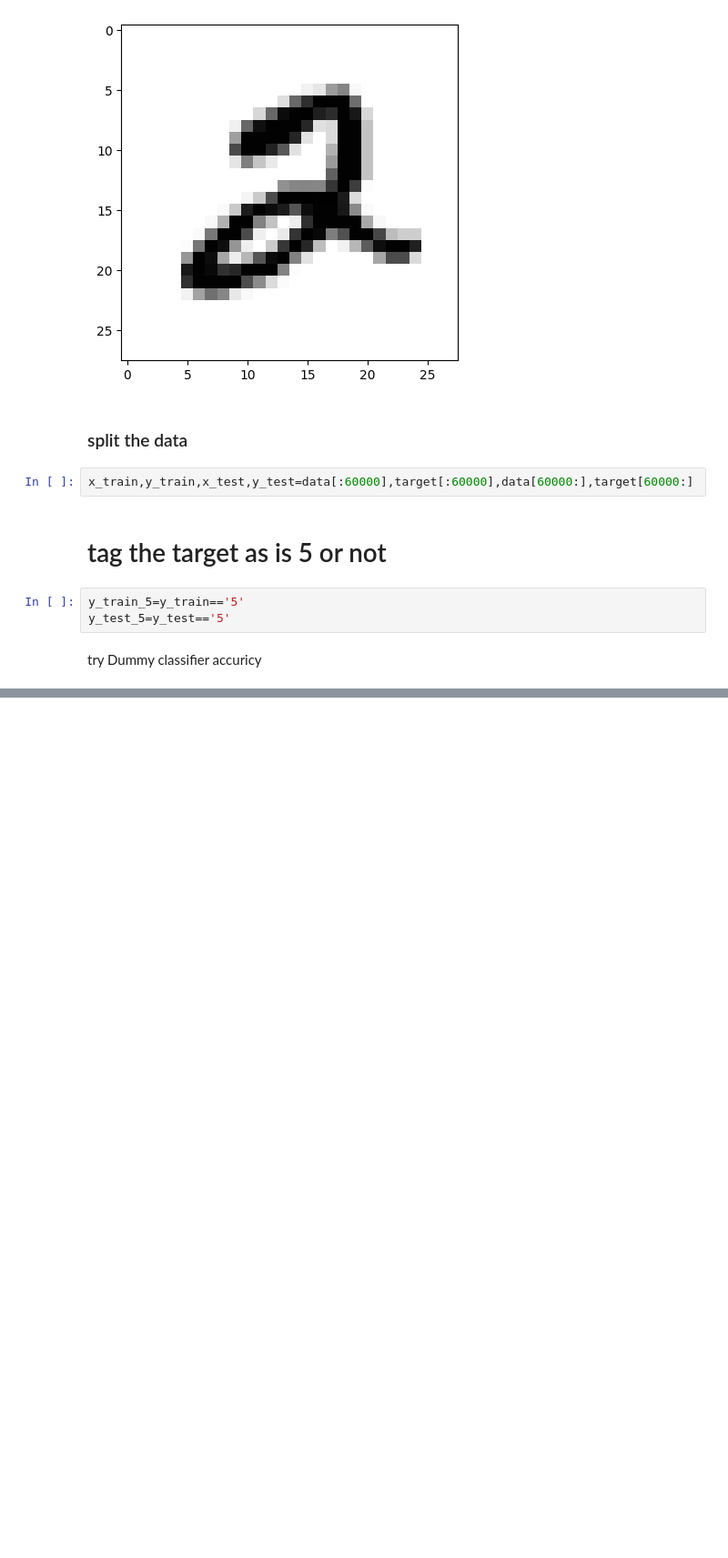
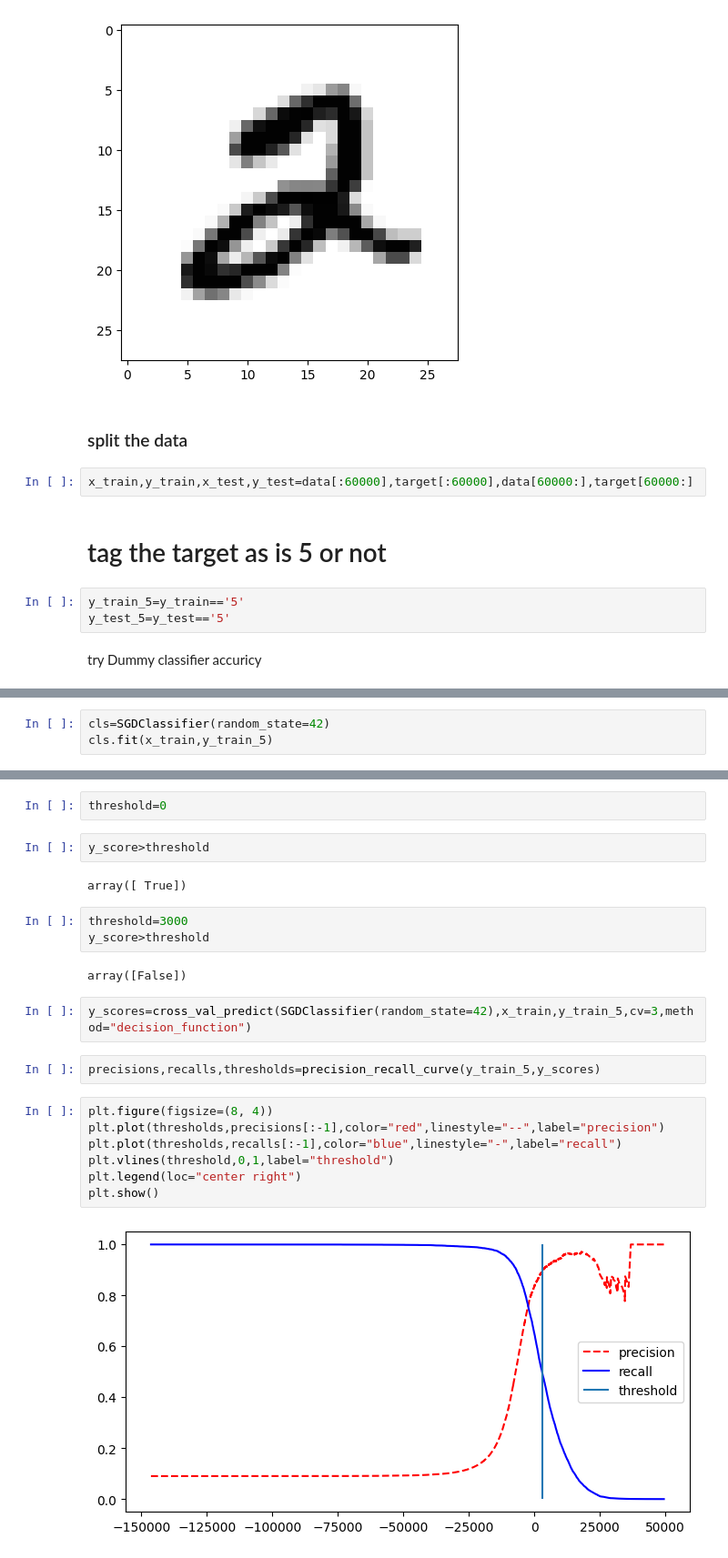
Before and after one commit to asrevo-applied-ml/basic-ml, a Jupyter notebook: classifications.ipynb, the cells around one changed output, grey strips where cells are left out. Shown at 91% size. Cells and saved outputs as stored; diff of their text form; blank space fills up the shorter version.

```diff
--- a/classifications.ipynb
+++ b/classifications.ipynb
@@ -64,0 +116,3 @@ accuracy_score(y_train_5,x_train_predict)
+# %%
+cls=SGDClassifier(random_state=42)
+cls.fit(x_train,y_train_5)
@@ -64,0 +126,24 @@ accuracy_score(y_train_5,x_train_predict)
+# %%
+threshold=0
+# %%
+y_score>threshold
+# %% [output]
+array([ True])
+# %%
+threshold=3000
+y_score>threshold
+# %% [output]
+array([False])
+# %%
+y_scores=cross_val_predict(SGDClassifier(random_state=42),x_train,y_train_5,cv=3,method="decision_function")
+# %%
+precisions,recalls,thresholds=precision_recall_curve(y_train_5,y_scores)
+# %%
+plt.figure(figsize=(8, 4))
+plt.plot(thresholds,precisions[:-1],color="red",linestyle="--",label="precision")
+plt.plot(thresholds,recalls[:-1],color="blue",linestyle="-",label="recall")
+plt.vlines(threshold,0,1,label="threshold")
+plt.legend(loc="center right")
+plt.show()
+# %% [output]
+[figure, added]
```
Also changed, not shown: parts of 25 cells of this notebook.
